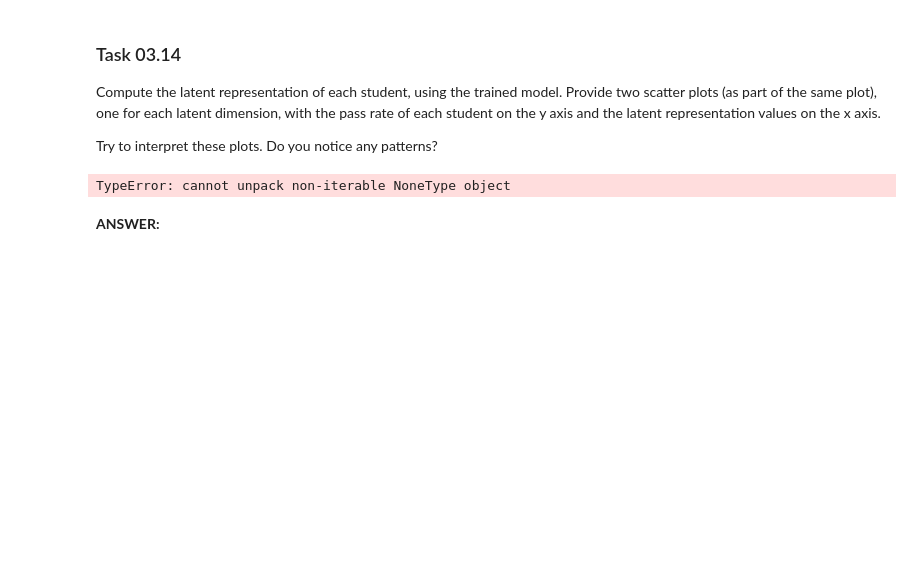
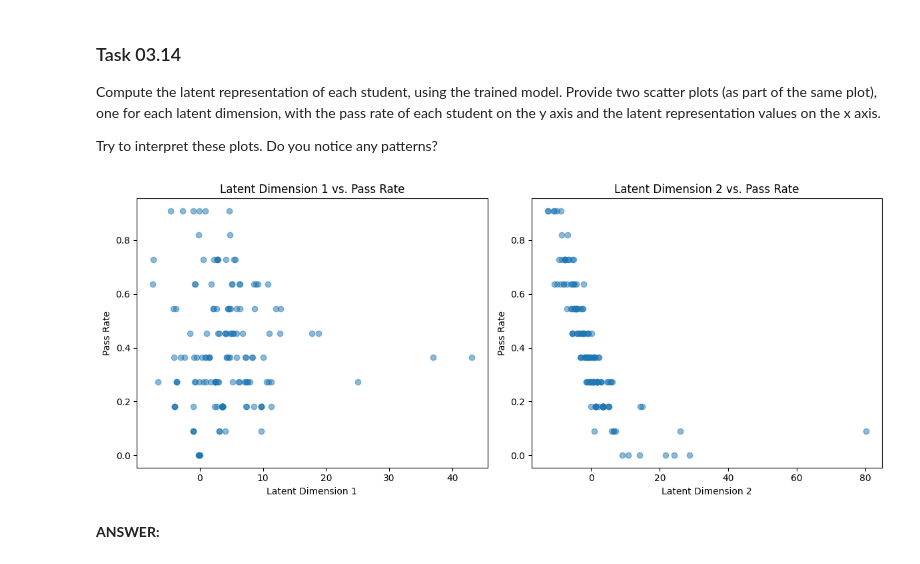
Before and after one commit to malteboettcher/data_mining, a Jupyter notebook: sheet03/sheet03.ipynb, the cells around one changed output. Drawn from its saved outputs; the diff is of its cells as text; code cells hidden in the pictures; blank space fills up the shorter version.

```diff
--- a/sheet03/sheet03.ipynb
+++ b/sheet03/sheet03.ipynb
@@ -547,23 +537,10 @@ class VAE_IRT_Model(torch.nn.Module):
 
 Fit your model to the data matrix `X`. After fitting the model, compute the accuracy of the model and print it.
 # %%
-# ratio: 80% data for training, 20% for testing
-train_ratio = 0.8
-num_train = int(train_ratio * len(X))
-num_test = len(X) - num_train
-
-X_train = X[:num_train]
-X_test = X[num_train:]
-
 model = VAE_IRT_Model(num_inputs=X.shape[1], num_neurons=64, num_latent=2)
-model.fit(X_train)
+model.fit(X)
 
 with torch.no_grad():
-    x_recon, _, _ = model.forward(torch.tensor(X_test, dtype=torch.float))
-    predictions = (x_recon > 0.5).float()
-
-print("Shapes - Predictions:", predictions.shape, "X_test:", X_test.shape)
-
-accuracy = (predictions == torch.tensor(X_test, dtype=torch.float))
-print(f"Accuracy: {accuracy * 100:.2f}%")
+    _, _, z, X_recon = model.forward(torch.tensor(X, dtype=torch.float))
+    print(f"Accuracy: {np.mean(X_recon == X)}")
 # %% [output]
@@ -577,27 +571,26 @@ Provide two scatter plots (as part of the same plot), one for each latent dimens
 Try to interpret these plots. Do you notice any patterns?
 # %%
 with torch.no_grad():
-    X_tensor = torch.tensor(X, dtype=torch.float)
-    _, latent, _ = model.forward(X_tensor)
+    _, _, z, X_recon = model.forward(torch.tensor(X, dtype=torch.float))
 
 pass_rates = X.mean(axis=1)
 plt.figure(figsize=(12, 5))
 
 plt.subplot(1, 2, 1)
-plt.scatter(latent[:, 0], pass_rates, alpha=0.5)
+plt.scatter(z[:, 0], pass_rates, alpha=0.5)
 plt.xlabel('Latent Dimension 1')
 plt.ylabel('Pass Rate')
 plt.title('Latent Dimension 1 vs. Pass Rate')
 
 plt.subplot(1, 2, 2)
-plt.scatter(latent[:, 1], pass_rates, alpha=0.5)
+plt.scatter(z[:, 1], pass_rates, alpha=0.5)
 plt.xlabel('Latent Dimension 2')
 plt.ylabel('Pass Rate')
 plt.title('Latent Dimension 2 vs. Pass Rate')
 
 plt.tight_layout()
 plt.show()
 # %% [output]
-TypeError: cannot unpack non-iterable NoneType object
+[figure, added]
 # %% [markdown]
 **ANSWER:**
```
Also changed, not shown: parts of 2 cells of this notebook.
